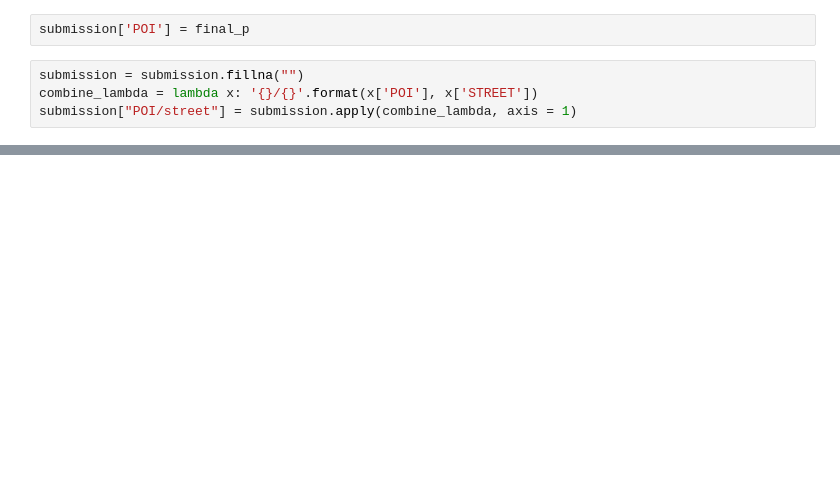
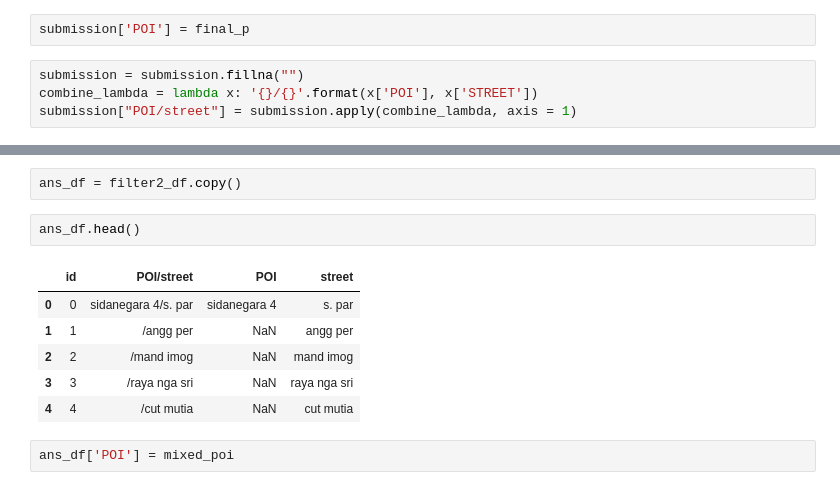
Before and after one commit to kuobrian/shopee2, a Jupyter notebook: eval_spacy.ipynb, the cells around one changed output, grey strips where cells are left out. Saved outputs shown, nothing was run; the diff lists cells and outputs as text; blank space fills up the shorter version.

```diff
--- a/eval_spacy.ipynb
+++ b/eval_spacy.ipynb
@@ -181,0 +217,13 @@ submission.head(20)
+# %%
+ans_df = filter2_df.copy()
+# %%
+ans_df.head()
+# %% [output]
+|  | id | POI/street | POI | street |
+| 0 | 0 | sidanegara 4/s. par | sidanegara 4 | s. par |
+| 1 | 1 | /angg per | NaN | angg per |
+| 2 | 2 | /mand imog | NaN | mand imog |
+| 3 | 3 | /raya nga sri | NaN | raya nga sri |
+| 4 | 4 | /cut mutia | NaN | cut mutia |
+# %%
+ans_df['POI'] = mixed_poi
```
Also changed, not shown: parts of 18 cells of this notebook, 8 other files.
